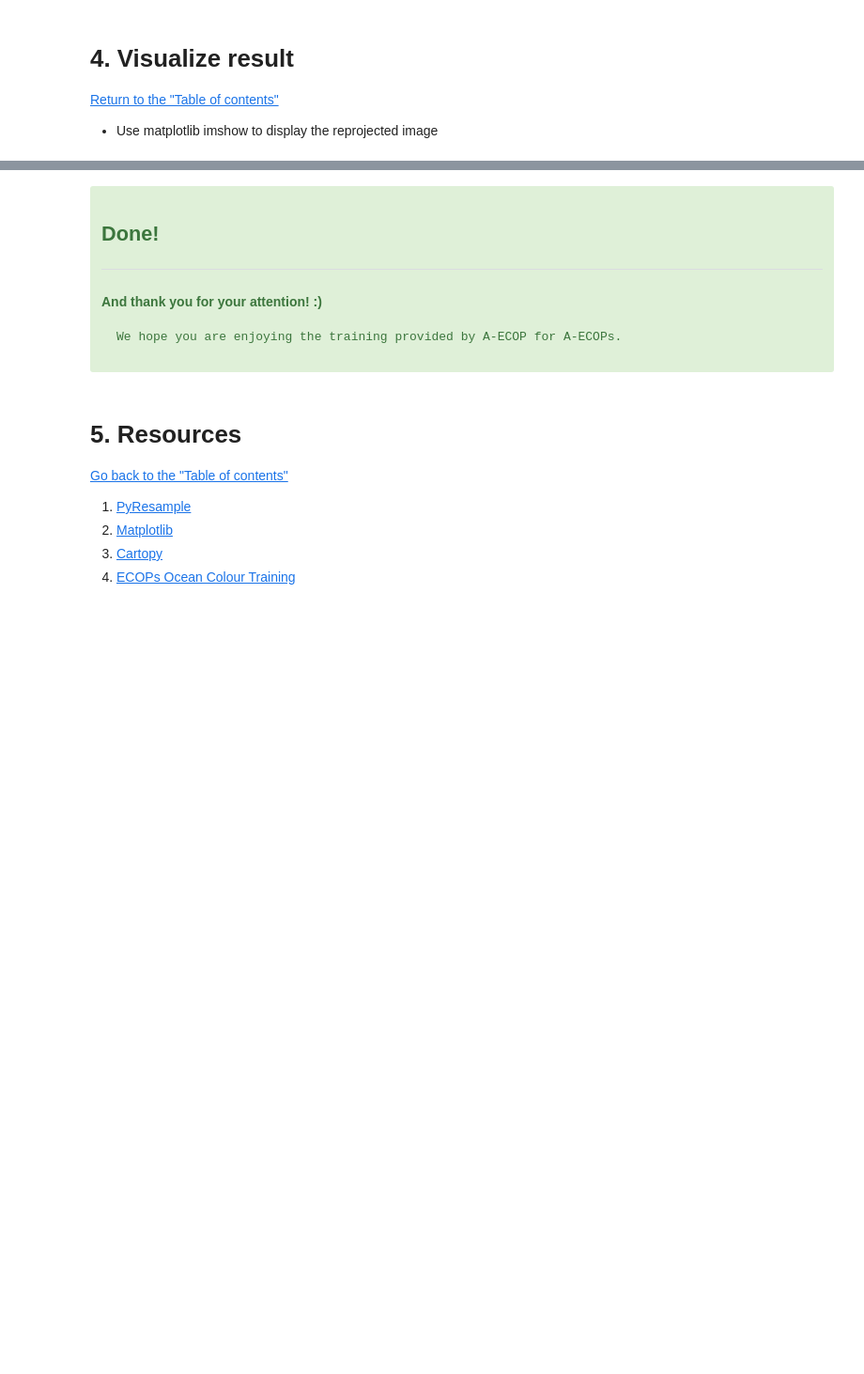
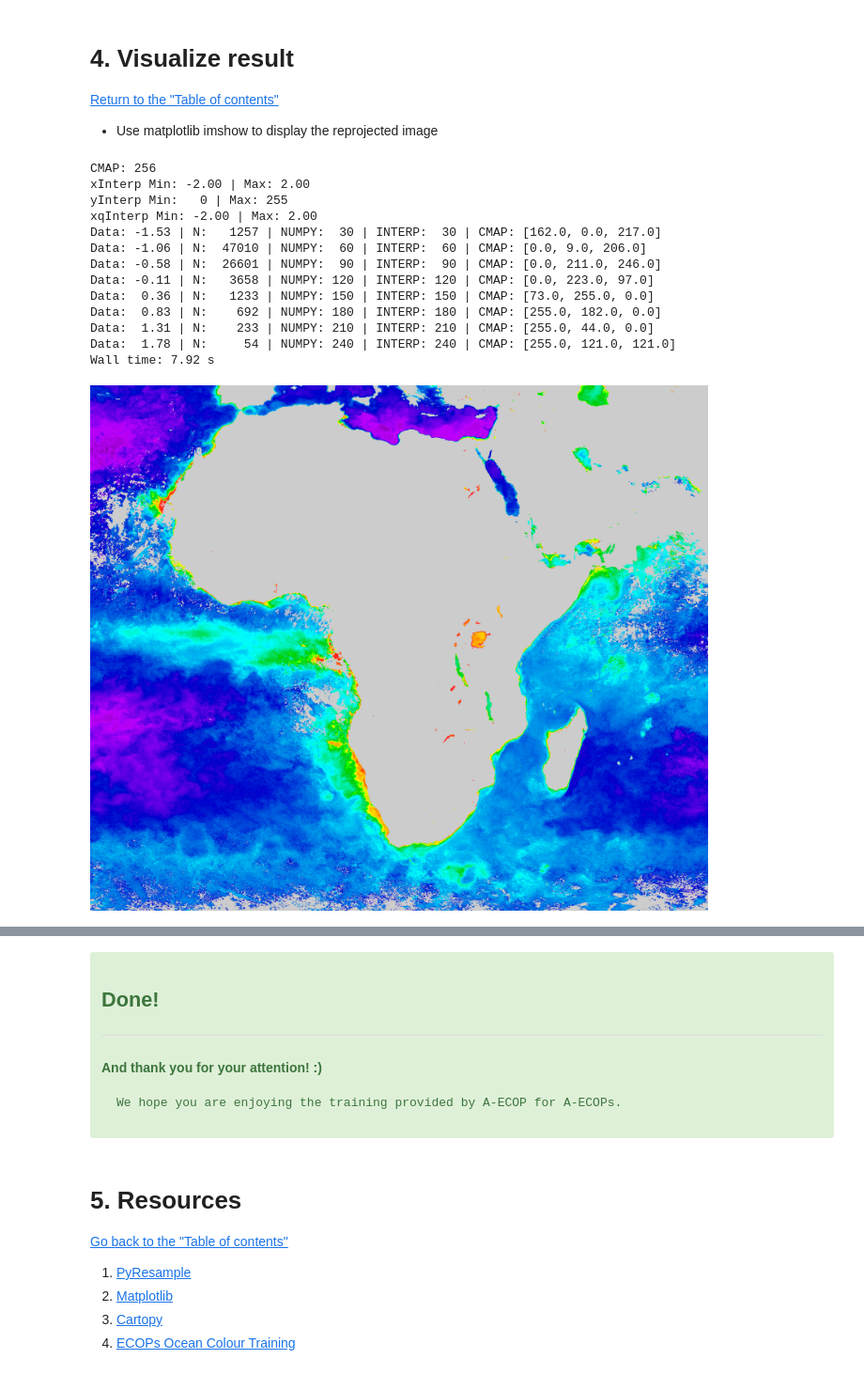
Before and after one commit to Elgyii/ocean-colour-training-ecops-africa, a Jupyter notebook: satellite-data-manipulation-and-analysis/M2L1-data-manipulation-and-analysis_resampling-visualization.ipynb, the cells around one changed output, grey strips where cells are left out. Shown at 94% size. Saved outputs shown, nothing was run; the diff lists cells and outputs as text; code cells hidden in the pictures; blank space fills up the shorter version.

```diff
--- a/satellite-data-manipulation-and-analysis/M2L1-data-manipulation-and-analysis_resampling-visualization.ipynb
+++ b/satellite-data-manipulation-and-analysis/M2L1-data-manipulation-and-analysis_resampling-visualization.ipynb
@@ -99,3 +100,10 @@ end = datetime(2022, 5, 25)
 bbox = 30, -30, 50, -10
 sensor = 'sgli'
 dtype = 'OC' # OC, SST, RRS (nwlr)
+# %%
+home = r'C:\Users\Eligio\Documents\My-Res\OceanDecade\ocean-colour-training-ecops-africa'
+f = fr'{home}\satellite-data-concepts-and-applications\data\GC1SG1_202205250730D16614_L2SG_IWPRQ_3000.h5'
+with util.File(file=Path(f), mode='r') as h5:
+    print(f'{h5.lon.min(), h5.lon.max()}')
+    print(f'{h5.lat.min(), h5.lat.max()}')
+    bbox = h5.lon.min(), h5.lat.min(), h5.lon.max(), h5.lat.max()
@@ -237,7 +241,8 @@ area_extent
 ***
 Finally, we also need the spatial resolution. How to get that? Remember that swath comes with spatial resolution information. We obtain that information from our swath file. Additionally, we could pass `height, width` or just leave `pyresample` to estimate that for us. In anycase, how do you think we can know the `height, width`? Remember that there is a close relationship between the `area_extent`, `pixel resolution`, and `height, width`. For now we just leave this task for `pyresample`.
 # %%
-with h5py.File(files[1], mode='r') as h5:
+# files[1]
+with h5py.File(Path(f), mode='r') as h5:
     attr = dict(h5['Image_data'].attrs)
     print('\n'.join(f'{key}: {val[0]}'
                   for key, val in attr.items()))
@@ -313,12 +317,12 @@ def resample(lon, lat, data, target_geo, roi):
 
 [Return to the "Table of contents"](#Table-of-contents)
 # %%
-with util.File(file=files[1], mode='r') as h5:
+with util.File(file=Path(f), mode='r') as h5:
     lon, lat = h5.lon, h5.lat
-    sds = h5.screen_data(key='CHLA', flag_bits='1111111010000000')
+    chl = h5.screen_data(key='CHLA', flags='1100000000000000')
     # print('\n'.join(f'{i}: {f}' for i, f in enumerate(h5.get_flag_meanings())))
 
-result = resample(lon=lon, lat=lat, data=sds, target_geo=area_def, roi=spr*2)
+result = resample(lon=lon, lat=lat, sds=chl, target_geo=area_def, roi=spr*2)
 # %% [output]
 GC1SG1_202205250730D16614_L2SG_IWPRQ_3000.h5 | CHLA
 ===================================================
@@ -338 +441,40 @@ L2 FLAGS set to mask LAND and EXCLUDE low-quality pixels:
+# %%
+%%time
+
+home = r'C:\Users\Eligio\Documents\My-Res\OceanDecade\Report'
+f = Path(fr'{home}\AQUA_MODIS.20220701_20220731.L3m.MO.CHL.chlor_a.4km.NRT.nc')
+
+with Dataset(f, 'r') as nc:
+    lat = nc['lat'][:]
+    lon = nc['lon'][:]
+    chl = nc['chlor_a'][:]
+
+idx, = np.where((lon >= -30) & (lon <= 70))
+idy, = np.where((lat >= -45) & (lat <= 40))
+idx = slice(idx.min(), idx.max() + 1)
+idy = slice(idy.min(), idy.max() + 1)
+chl = chl[idy, idx]
+
+out = im_gen(np.ma.log10(chl),
+             vmin=-2,
+             vmax=np.log10(100),
+             log=True)
+file = f.parent.joinpath(f.name.replace('.nc', '_res.png'))
+out.save(file, dpi=[300, 300])
+out
+# %% [output]
+CMAP: 256
+xInterp Min: -2.00 | Max: 2.00
+yInterp Min:   0 | Max: 255
+xqInterp Min: -2.00 | Max: 2.00
+Data: -1.53 | N:   1257 | NUMPY:  30 | INTERP:  30 | CMAP: [162.0, 0.0, 217.0]
+Data: -1.06 | N:  47010 | NUMPY:  60 | INTERP:  60 | CMAP: [0.0, 9.0, 206.0]
+Data: -0.58 | N:  26601 | NUMPY:  90 | INTERP:  90 | CMAP: [0.0, 211.0, 246.0]
+Data: -0.11 | N:   3658 | NUMPY: 120 | INTERP: 120 | CMAP: [0.0, 223.0, 97.0]
+Data:  0.36 | N:   1233 | NUMPY: 150 | INTERP: 150 | CMAP: [73.0, 255.0, 0.0]
+Data:  0.83 | N:    692 | NUMPY: 180 | INTERP: 180 | CMAP: [255.0, 182.0, 0.0]
+Data:  1.31 | N:    233 | NUMPY: 210 | INTERP: 210 | CMAP: [255.0, 44.0, 0.0]
+Data:  1.78 | N:     54 | NUMPY: 240 | INTERP: 240 | CMAP: [255.0, 121.0, 121.0]
+Wall time: 7.92 s
+[figure, added]
 # %%
```
Also changed, not shown: parts of 18 cells of this notebook, 25 other files.
